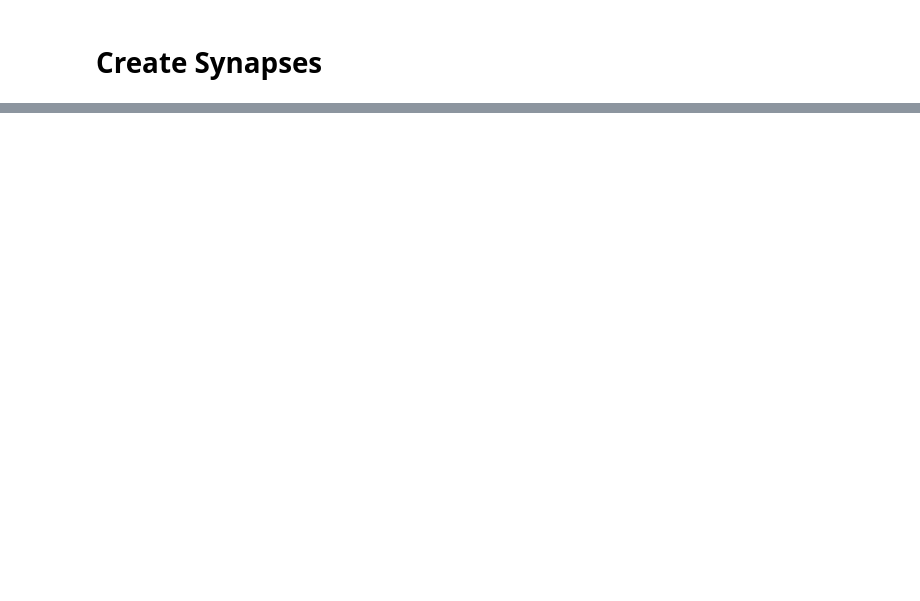
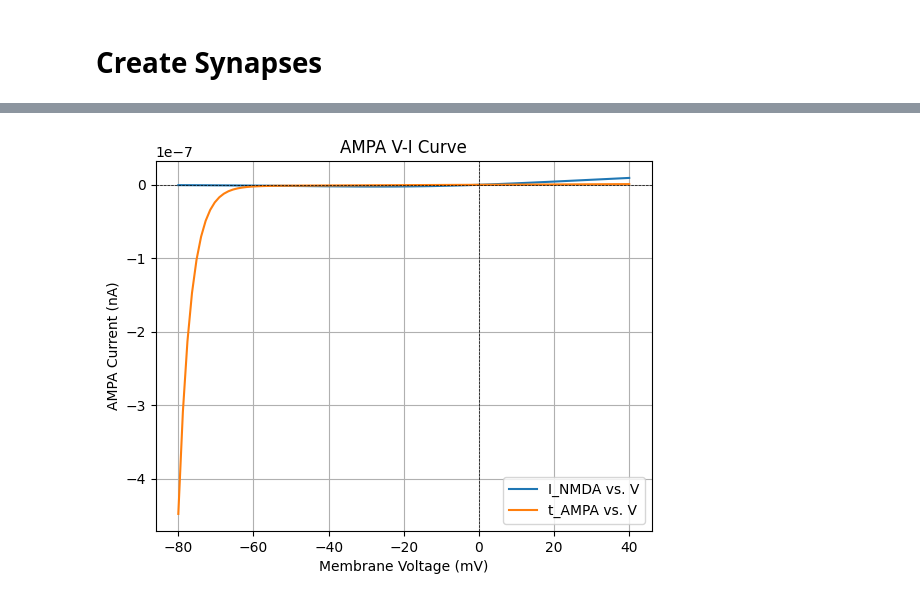
Before and after one commit to moistsoy/population_coding, a Jupyter notebook: otani_model.ipynb, the cells around one changed output, grey strips where cells are left out. Drawn from its saved outputs; the diff is of its cells as text; code cells hidden in the pictures; blank space fills up the shorter version.

```diff
--- a/otani_model.ipynb
+++ b/otani_model.ipynb
@@ -154,0 +401,93 @@ h.topology()
+# %%
+from neuron import h
+
+class Synapse:
+    def __init__(self, sec, weight=1.0):
+
+        # Create AMPA synapse
+        self.ampa = h.Exp2Syn(sec)
+        self.ampa.tau1 = 0.2  # AMPA time constant 1 (ms)
+        self.ampa.tau2 = 1.0  # AMPA time constant 2 (ms)
+        self.ampa.e = 0.0  # AMPA reversal potential (mV)
+        self.ampa_g_max = 4e-9
+
+        # Create NMDA synapse
+        self.nmda = h.Exp2Syn(sec)
+        self.nmda.tau1 = 2.3  # NMDA time constant 1 (ms)
+        self.nmda.tau2 = 95.0  # NMDA time constant 2 (ms)
+        self.nmda.e = 0.0  # NMDA reversal potential (mV)
+        self.nmda_g_max = 4e-9 / 50
+
+        # Weight parameters
+        self.ampa_weight = weight
+        self.nmda_weight = 1.0  # Fixed efficacy for NMDA
+
+        # Short-term depression parameters
+        self.use = 0.3  # Utilization parameter
+        self.t_rec = 800  # Recovery time constant (ms)
+        self.residual_depression = 1.0  # Tracks depression state
+
+        # Voltage-dependent NMDA gating from Mel (1993)
+        self.tau_s = 0.1  # Time constant for Mg²⁺ block kinetics
+
+    def nmda_gating(self, v):
+
+        # voltage-dependent Mg2+ gating
+        return 1.50265 / (1 + 0.33 * h.exp(-0.06 * v))
+
+    def update_ampa(self, presynaptic_input, v):
+
+        # Update AMPA conductance with plasticity and short-term depression
+        self.residual_depression *= (1 - self.use)  # Apply depression
+        self.ampa_g = self.ampa_g_max *  self.ampa_weight * presynaptic_input * self.residual_depression
+        self.ampa_current = self.ampa_g * (v - self.ampa.e)
+
+    def update_nmda(self, presynaptic_input, v):
+
+        # Update NMDA conductance with voltage-dependent gating and compute current
+        mg_block = self.nmda_gating(v)
+        self.nmda_g = self.nmda_weight * mg_block * presynaptic_input
+        self.nmda_current = self.nmda_g_max * self.nmda_g * (v - self.nmda.e)  # I_NMDA = g_NMDA * s(V) * (V - E_NMDA)
+
+    def recover_depression(self, dt):
+        """Recover synaptic depression over time."""
+        self.residual_depression += (1.0 - self.residual_depression) * (dt / self.t_rec)
+        print(self.residual_depression)
+
+    def update(self, presynaptic_input, v, dt):
+        """Update both AMPA and NMDA conductances, including short-term depression recovery."""
+        self.update_ampa(presynaptic_input, v)
+        self.update_nmda(presynaptic_input, v)
+        self.recover_depression(dt)
+
+# Example usage
+syn = Synapse(dend(0.5))
+
+# syn.update(2.0, -65, 1.0)  # Example presynaptic input of 1.0, Vm=-65 mV, timestep dt=1.0 ms
+# print(f"NMDA Conductance: {syn.nmda_g}, NMDA Current: {syn.nmda_current}")
+
+# Define voltage range from -80 mV to +40 mV
+voltages = np.linspace(-80, 40, 100)  # 100 points between -80 and 40 mV
+nmda_currents = []
+ampa_currents = []
+
+# Loop through voltage values and compute AMPA current
+for v in voltages:
+    syn.update(2.0, v, 1.0)  # Presynaptic input = 2.0, timestep dt = 1.0 ms
+     # AMPA current calculation
+    nmda_currents.append(syn.nmda_current)
+    ampa_currents.append(syn.ampa_current)
+
+
+# Plot V-I curve
+plt.plot(voltages, nmda_currents, label="I_NMDA vs. V")
+plt.plot(voltages, ampa_currents, label="t_AMPA vs. V")
+plt.axhline(0, color='black', linestyle='--', linewidth=0.5)  # Zero current reference
+plt.axvline(0, color='black', linestyle='--', linewidth=0.5)  # Zero voltage reference
+plt.xlabel("Membrane Voltage (mV)")
+plt.ylabel("AMPA Current (nA)")
+plt.title("AMPA V-I Curve")
+plt.legend()
+plt.grid(True)
+plt.show()
+# %% [output]
@@ -154,0 +511 @@ h.topology()
+[figure, added]
```
Also changed, not shown: parts of 24 cells of this notebook, 57 other files.
